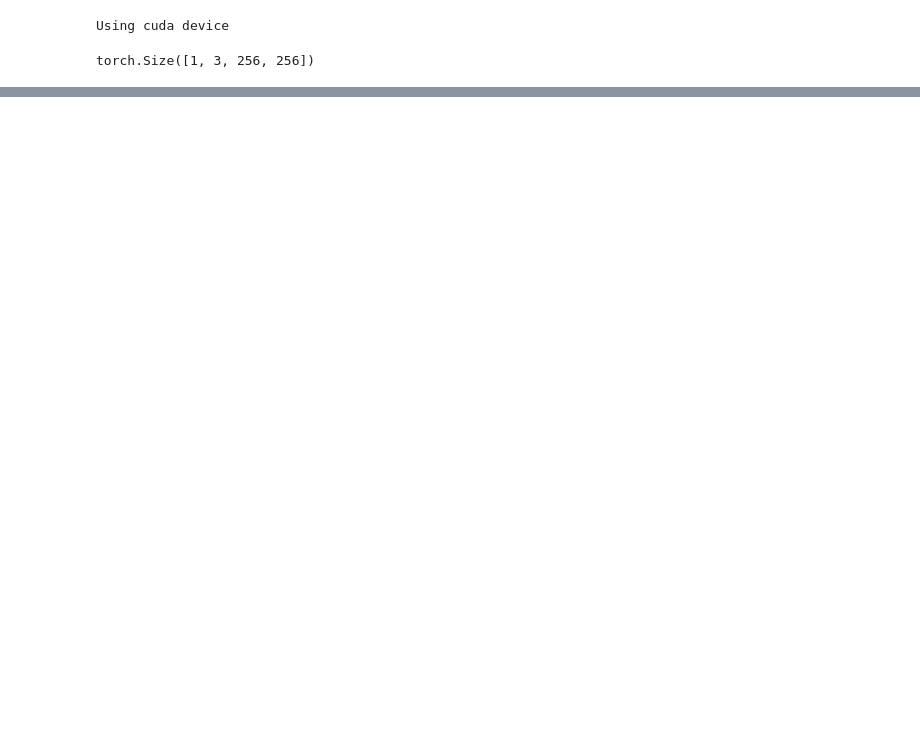
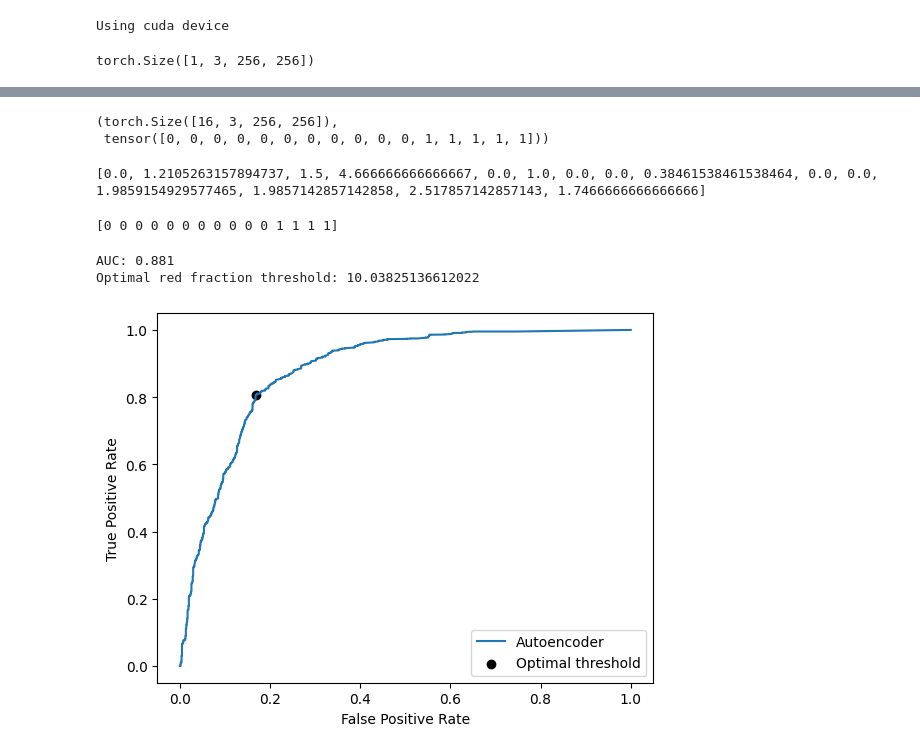
Before and after one commit to Pikurrot/MED-GIA, a Jupyter notebook: AnomalyDetection/inference_autoencoder_big.ipynb, the cells around one changed output, grey strips where cells are left out. Drawn from its saved outputs; the diff is of its cells as text; code cells hidden in the pictures; blank space fills up the shorter version.

```diff
--- a/AnomalyDetection/inference_autoencoder_big.ipynb
+++ b/AnomalyDetection/inference_autoencoder_big.ipynb
@@ -68,0 +142,5 @@ Clipping input data to the valid range for imshow with RGB data ([0..1] for floa
+# %%
+next(iter(dataloader))[0].shape, next(iter(dataloader))[1]
+# %% [output]
+(torch.Size([16, 3, 256, 256]),
+ tensor([0, 0, 0, 0, 0, 0, 0, 0, 0, 0, 0, 1, 1, 1, 1, 1]))
@@ -68,0 +172,47 @@ Clipping input data to the valid range for imshow with RGB data ([0..1] for floa
+# %%
+print(red_fracs[:15])
+# %% [output]
+[0.0, 1.2105263157894737, 1.5, 4.666666666666667, 0.0, 1.0, 0.0, 0.0, 0.38461538461538464, 0.0, 0.0, 1.9859154929577465, 1.9857142857142858, 2.517857142857143, 1.7466666666666666]
+# %%
+print(labels[:15])
+# %% [output]
+[0 0 0 0 0 0 0 0 0 0 0 1 1 1 1]
+# %%
+# roc curve and auc
+from sklearn.metrics import roc_curve
+from sklearn.metrics import roc_auc_score
+from sklearn.metrics import confusion_matrix
+
+# sort red_fracs and labels by red_fracs
+red_fracs = np.array(red_fracs)
+labels = np.array(labels)
+inds = red_fracs.argsort()
+sorted_red_fracs = red_fracs[inds]
+sorted_labels = labels[inds]
+
+# calculate roc curve
+fpr, tpr, thresholds = roc_curve(sorted_labels, sorted_red_fracs)
+# calculate AUC
+auc = roc_auc_score(sorted_labels, sorted_red_fracs)
+print('AUC: %.3f' % auc)
+
+# find the closest point to (0,1)
+optimal_idx = np.argmax(tpr - fpr)
+optimal_red_frac = thresholds[optimal_idx]
+print(f"Optimal red fraction threshold: {optimal_red_frac}")
+
+# plot the roc curve for the model
+plt.plot(fpr, tpr, label='Autoencoder')
+# plot the optimal threshold
+plt.scatter(fpr[optimal_idx], tpr[optimal_idx], color='black', label='Optimal threshold')
+# axis labels
+plt.xlabel('False Positive Rate')
+plt.ylabel('True Positive Rate')
+# show the legend
+plt.legend()
+# show the plot
+plt.show()
+# %% [output]
+AUC: 0.881
+Optimal red fraction threshold: 10.03825136612022
+[figure, added]
```
Also changed, not shown: parts of 21 cells of this notebook, 2 other files.
